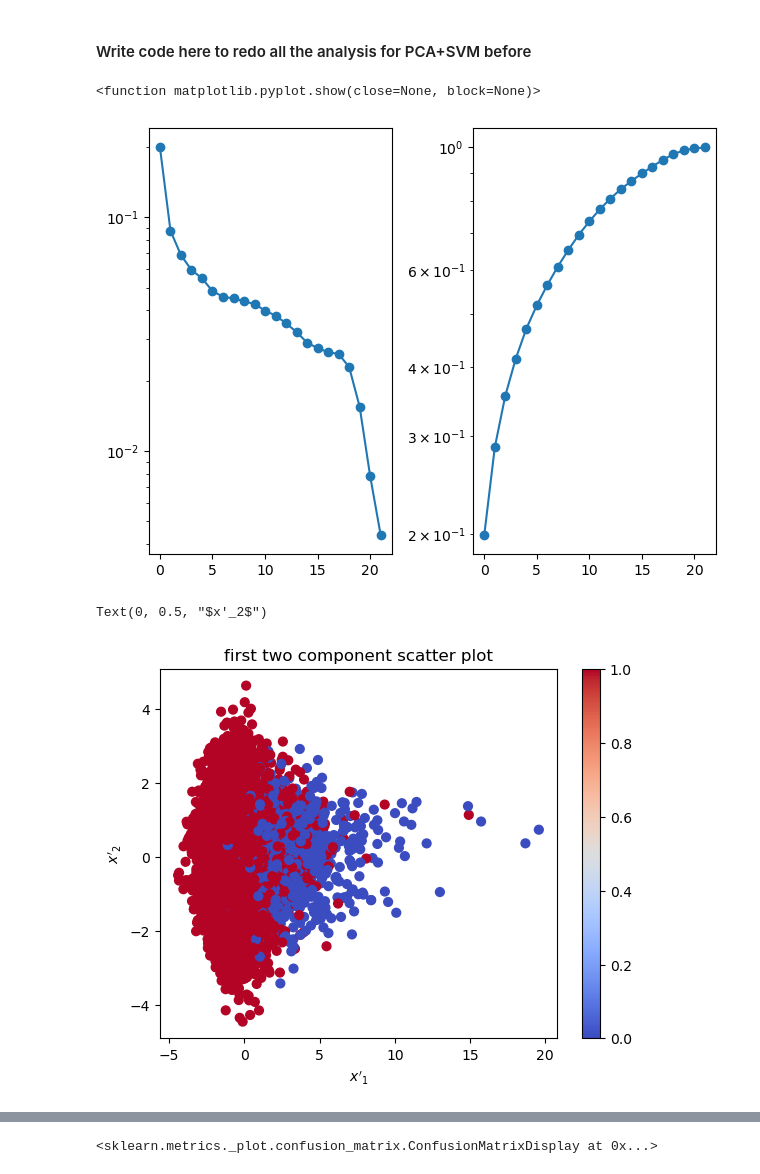
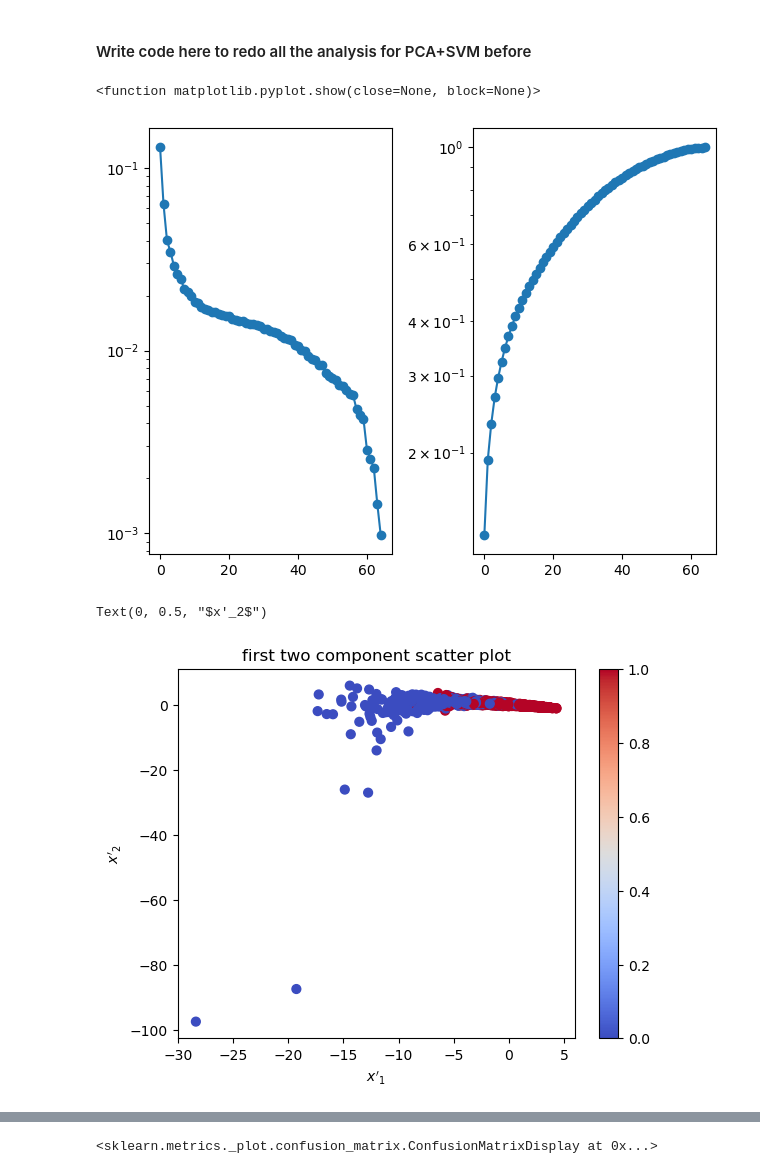
Before and after one commit to DanDan0101/PSI-Machine-Learning, a Jupyter notebook: Tutorial 2/ParticleID_wSVMs_tutorial (2).ipynb, the cells around one changed output, grey strips where cells are left out. Cells and saved outputs as stored; diff of their text form; code cells hidden in the pictures.

```diff
--- a/Tutorial 2/ParticleID_wSVMs_tutorial (2).ipynb
+++ b/Tutorial 2/ParticleID_wSVMs_tutorial (2).ipynb
@@ -761,7 +761,7 @@ ConfusionMatrixDisplay.from_predictions(target, y_pred_eng)
 # %% [markdown]
 ### Now we add the engineered features
 # %%
-columns = ['MET', 'METphi'] + [f'P{i}' for i in range(1, 17)] \
+columns = ['MET', 'METphi'] + [f'P{i}' for i in range(1, 61)] \
     + ['Total_b', 'Total_products', 'Total_jets', 'Total_leptons', 'Total_gluons']
 
 features_all_eng = features[columns]
@@ -784,25 +784,25 @@ P = P[:,indices_sorted]
     ### Get the principal components (columns of the matrix X_prime): ###
 X_prime = np.dot(X_c, P[:,0:num_components])
 # %%
-howmany = num_components - 1 # you may want to change this after seeing the plot
+howmany = num_components - 2 # you may want to change this after seeing the plot
 fig, ax = plt.subplots(1, 2)
 
 ###### student code here
 ratios = lamb / np.sum(lamb)
 
 
 
 ratios =ratios[:howmany]
 ax[0].semilogy(np.arange(howmany), ratios, 'o-', label='all features')
 
 cumulative=np.cumsum(ratios)
 
 ax[1].semilogy(np.arange(howmany), cumulative, 'o-', label='all features')
 plt.tight_layout()
 plt.show
 # %% [output]
 <function matplotlib.pyplot.show(close=None, block=None)>
-[figure, old version]
+[figure, new version]
 # %%
 
 ### PLOT FIGURE (first two principal components): ###
@@ -816,7 +816,7 @@ plt.xlabel(r"$x'_1$")
 plt.ylabel(r"$x'_2$")
 # %% [output]
 Text(0, 0.5, "$x'_2$")
-[figure, old version]
+[figure, new version]
 # %%
 mylist = [1, 2, 5, 10, 20, 50]
 
```
Also changed, not shown: parts of 3 cells of this notebook.
